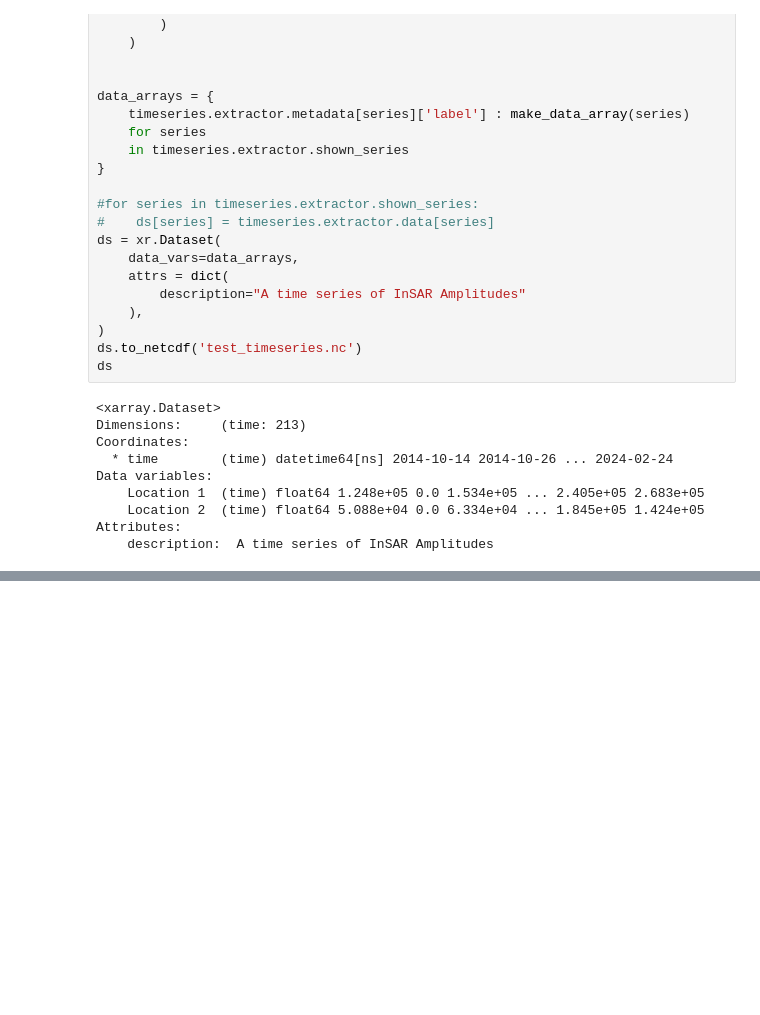
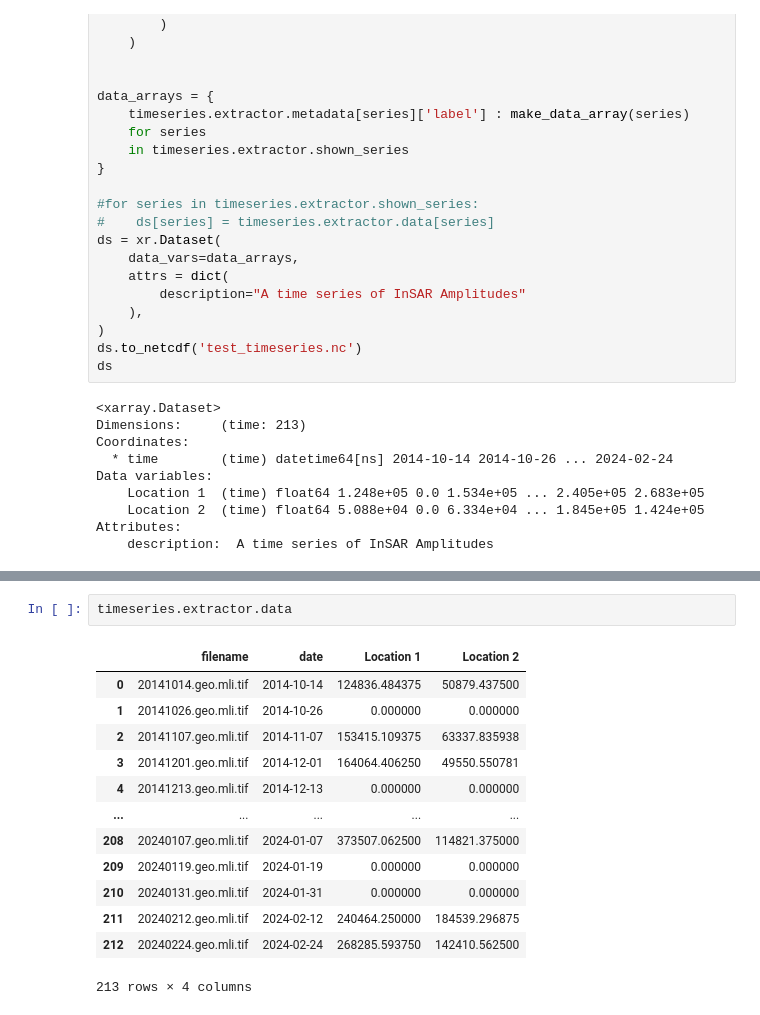
Before and after one commit to dawiedotcom/sar_extract_timeseries, a Jupyter notebook: SAR_amplitude_timeseries.ipynb, the cells around one changed output, grey strips where cells are left out. Drawn from its saved outputs; the diff is of its cells as text; blank space fills up the shorter version.

```diff
--- a/SAR_amplitude_timeseries.ipynb
+++ b/SAR_amplitude_timeseries.ipynb
@@ -450,0 +447,16 @@ coherence.extractor.data
+# %%
+timeseries.extractor.data
+# %% [output]
+|  | filename | date | Location 1 | Location 2 |
+| 0 | 20141014.geo.mli.tif | 2014-10-14 | 124836.484375 | 50879.437500 |
+| 1 | 20141026.geo.mli.tif | 2014-10-26 | 0.000000 | 0.000000 |
+| 2 | 20141107.geo.mli.tif | 2014-11-07 | 153415.109375 | 63337.835938 |
+| 3 | 20141201.geo.mli.tif | 2014-12-01 | 164064.406250 | 49550.550781 |
+| 4 | 20141213.geo.mli.tif | 2014-12-13 | 0.000000 | 0.000000 |
+| ... | ... | ... | ... | ... |
+| 208 | 20240107.geo.mli.tif | 2024-01-07 | 373507.062500 | 114821.375000 |
+| 209 | 20240119.geo.mli.tif | 2024-01-19 | 0.000000 | 0.000000 |
+| 210 | 20240131.geo.mli.tif | 2024-01-31 | 0.000000 | 0.000000 |
+| 211 | 20240212.geo.mli.tif | 2024-02-12 | 240464.250000 | 184539.296875 |
+| 212 | 20240224.geo.mli.tif | 2024-02-24 | 268285.593750 | 142410.562500 |
+213 rows × 4 columns
```
Also changed, not shown: parts of 9 cells of this notebook.
